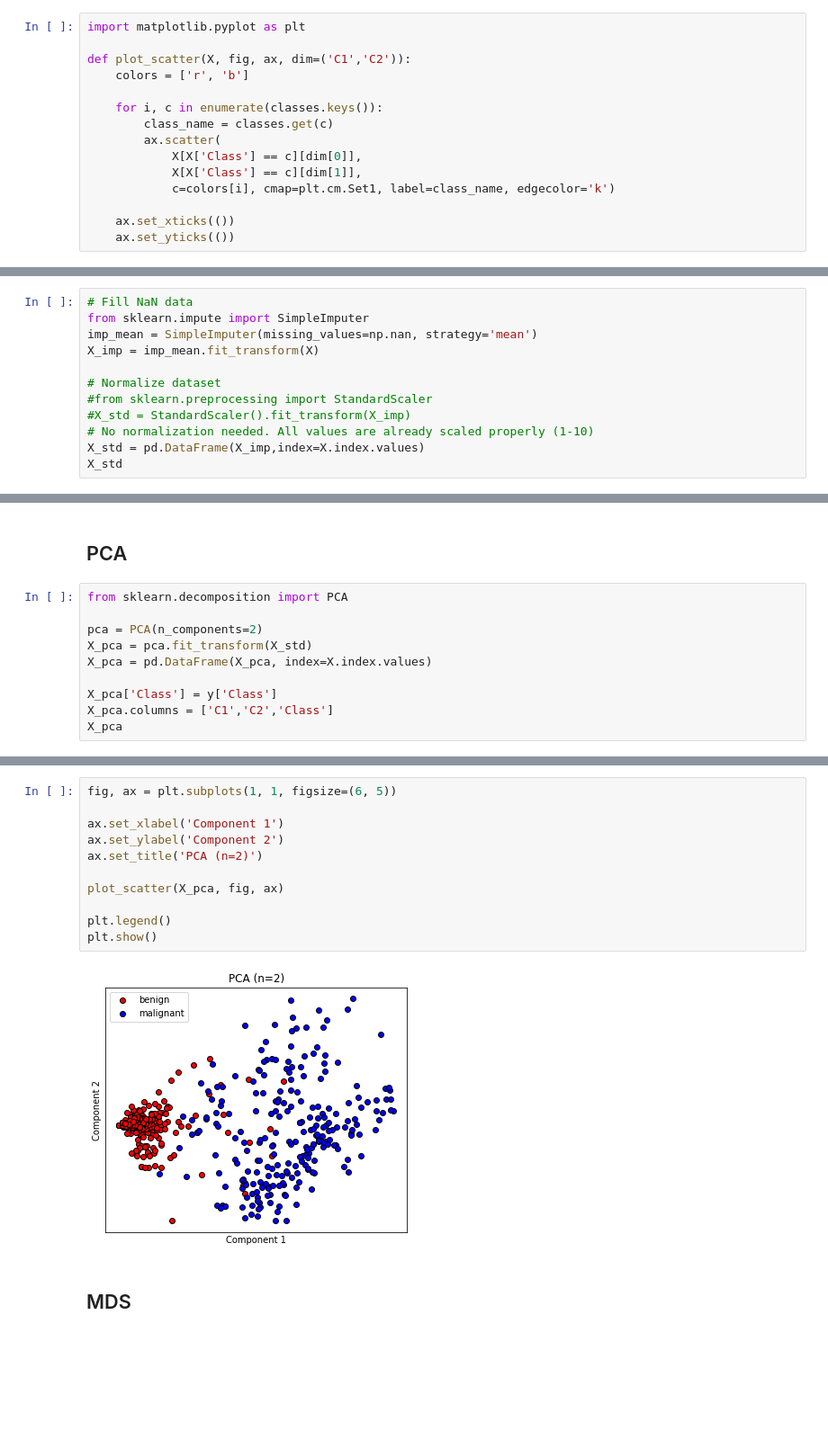
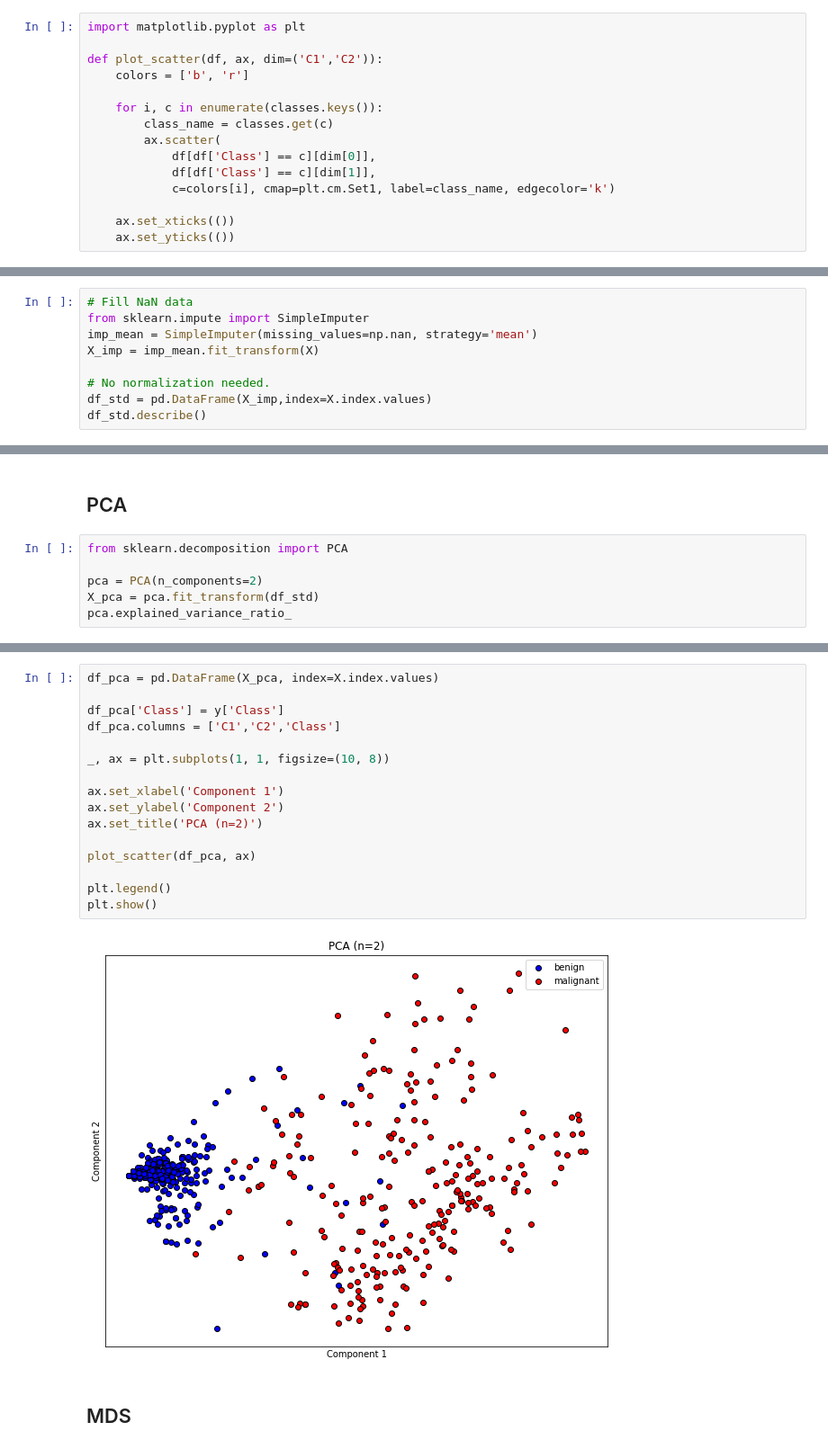
Before and after one commit to mriedmann/das-dimension-reduction, a Jupyter notebook: bcw.ipynb, the cells around one changed output, grey strips where cells are left out. Shown at 90% size. Saved outputs shown, nothing was run; the diff lists cells and outputs as text; blank space fills up the shorter version.

```diff
--- a/bcw.ipynb
+++ b/bcw.ipynb
@@ -72,14 +71,14 @@ X
 # %%
 import matplotlib.pyplot as plt
 
-def plot_scatter(X, fig, ax, dim=('C1','C2')):
-    colors = ['r', 'b']
+def plot_scatter(df, ax, dim=('C1','C2')):
+    colors = ['b', 'r']
 
     for i, c in enumerate(classes.keys()):
         class_name = classes.get(c)
         ax.scatter(
-            X[X['Class'] == c][dim[0]],
-            X[X['Class'] == c][dim[1]],
+            df[df['Class'] == c][dim[0]],
+            df[df['Class'] == c][dim[1]],
             c=colors[i], cmap=plt.cm.Set1, label=class_name, edgecolor='k')
 
     ax.set_xticks(())
@@ -92,11 +93,8 @@ from sklearn.impute import SimpleImputer
 imp_mean = SimpleImputer(missing_values=np.nan, strategy='mean')
 X_imp = imp_mean.fit_transform(X)
 
-# Normalize dataset
-#from sklearn.preprocessing import StandardScaler
-#X_std = StandardScaler().fit_transform(X_imp)
-# No normalization needed. All values are already scaled properly (1-10)
-X_std = pd.DataFrame(X_imp,index=X.index.values)
-X_std
+# No normalization needed.
+df_std = pd.DataFrame(X_imp,index=X.index.values)
+df_std.describe()
 # %% [output]
 |  | 0 | 1 | 2 | 3 | 4 | 5 | 6 | 7 | 8 |
@@ -118,10 +112,6 @@ X_std
 from sklearn.decomposition import PCA
 
 pca = PCA(n_components=2)
-X_pca = pca.fit_transform(X_std)
-X_pca = pd.DataFrame(X_pca, index=X.index.values)
-
-X_pca['Class'] = y['Class']
-X_pca.columns = ['C1','C2','Class']
-X_pca
+X_pca = pca.fit_transform(df_std)
+pca.explained_variance_ratio_
 # %% [output]
@@ -141,16 +121,21 @@ X_pca
 # %%
-fig, ax = plt.subplots(1, 1, figsize=(6, 5))
+df_pca = pd.DataFrame(X_pca, index=X.index.values)
+
+df_pca['Class'] = y['Class']
+df_pca.columns = ['C1','C2','Class']
+
+_, ax = plt.subplots(1, 1, figsize=(10, 8))
 
 ax.set_xlabel('Component 1')
 ax.set_ylabel('Component 2')
 ax.set_title('PCA (n=2)')
 
-plot_scatter(X_pca, fig, ax)
+plot_scatter(df_pca, ax)
 
 plt.legend()
 plt.show()
 # %% [output]
-[figure, old version]
+[figure, new version]
 # %% [markdown]
 ## MDS
 # %%
```
Also changed, not shown: parts of 14 cells of this notebook, 2 other files.
